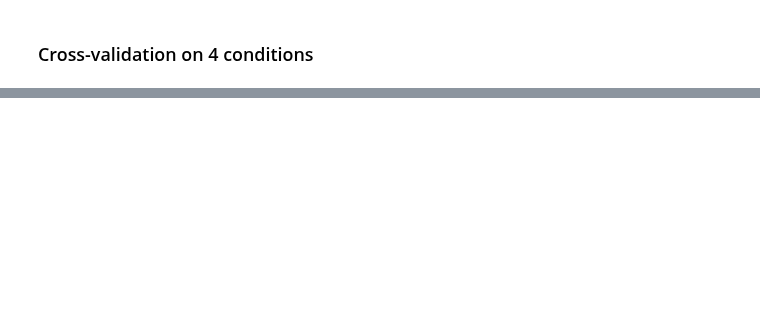
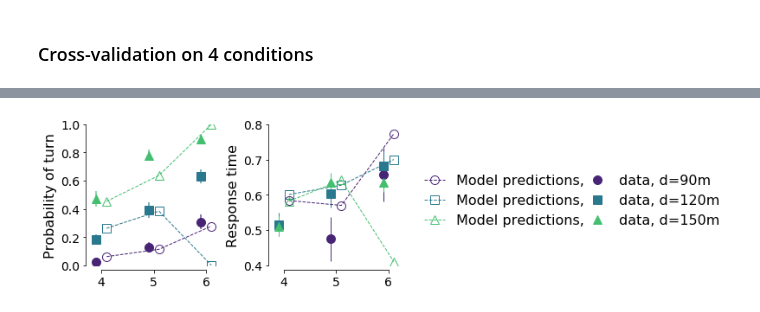
Before and after one commit to cherepaha/evidence_accumulation_in_gap_acceptance, a Jupyter notebook: data_and_model_analysis/paper_figures.ipynb, the cells around one changed output, grey strips where cells are left out. Cells and saved outputs as stored; diff of their text form; code cells hidden in the pictures; blank space fills up the shorter version.

```diff
--- a/data_and_model_analysis/paper_figures.ipynb
+++ b/data_and_model_analysis/paper_figures.ipynb
@@ -669,0 +512,4 @@ plot_cross_validation(exp_measures, model_measures_cross_validation)
+# %%
+plot_cross_validation_per_subj(exp_measures, model_measures_cross_validation_4, subj_id='all')
+# %% [output]
+[figure, added]
```
Also changed, not shown: parts of 12 cells of this notebook.
